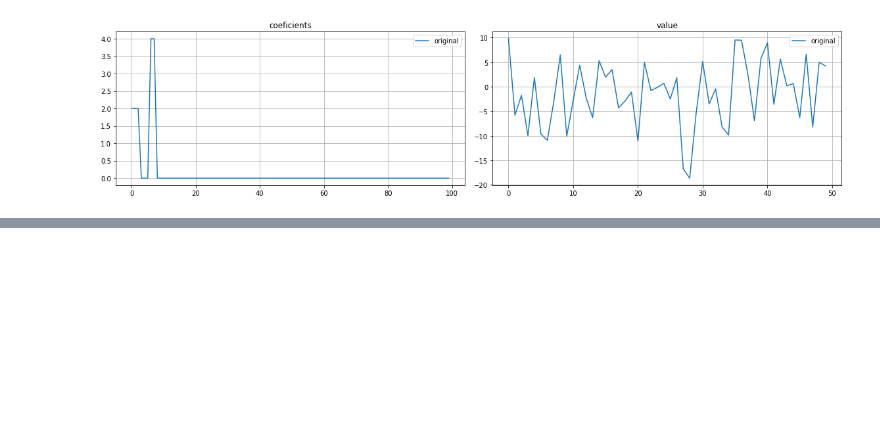
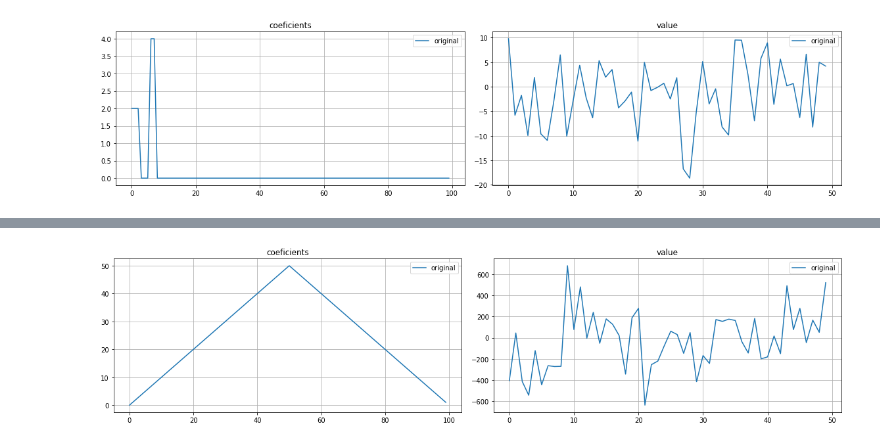
Before and after one commit to hacarus/spm-image, a Jupyter notebook: examples/generalized_lasso.ipynb, the cells around one changed output, grey strips where cells are left out. Saved outputs shown, nothing was run; the diff lists cells and outputs as text; code cells hidden in the pictures; blank space fills up the shorter version.

```diff
--- a/examples/generalized_lasso.ipynb
+++ b/examples/generalized_lasso.ipynb
@@ -155,0 +178,11 @@ Wall time: 194 ms
+# %%
+np.random.seed(0)
+
+# make x
+beta = [i for i in range(0, 50)] + [50 - i for i in range(0, 50)]
+# make y
+X = np.random.normal(0.0, 1.0, (n_samples, n_features))
+y = X.dot(beta) + np.random.normal(0, 1)
+show_plot(beta, y)
+# %% [output]
+[figure, added]
```
Also changed, not shown: parts of 6 cells of this notebook, 2 other files.
